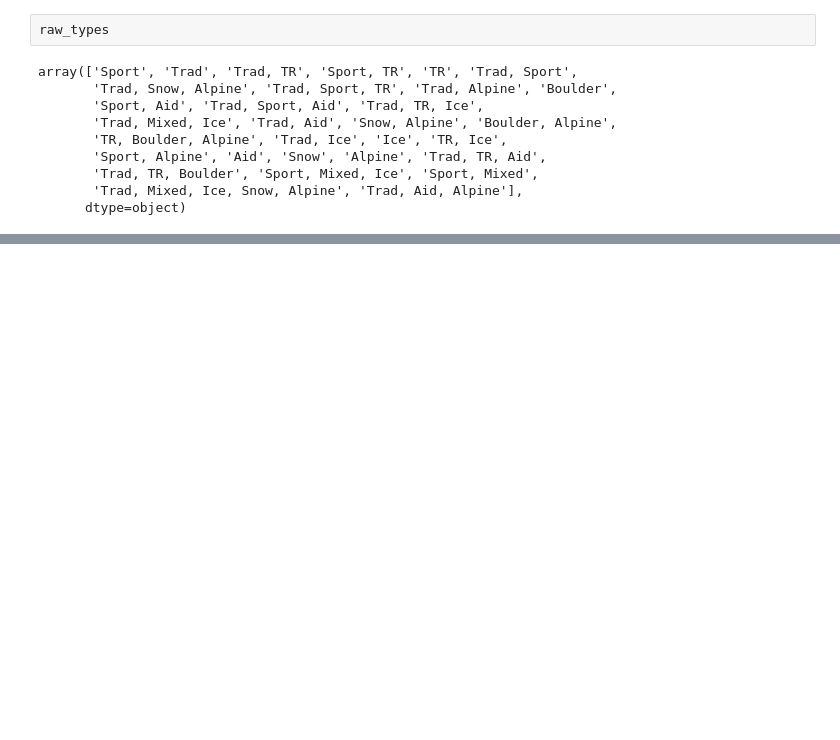
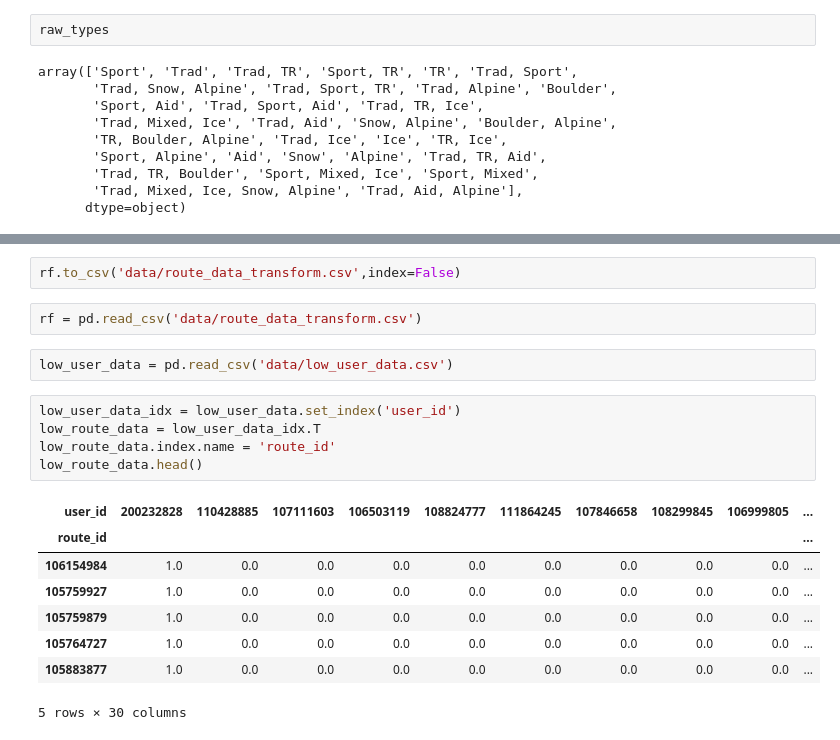
Before and after one commit to kylinmb/MountainProjectRecommender, a Jupyter notebook: routes.ipynb, the cells around one changed output, grey strips where cells are left out. Drawn from its saved outputs; the diff is of its cells as text; blank space fills up the shorter version.

```diff
--- a/routes.ipynb
+++ b/routes.ipynb
@@ -181,0 +206,20 @@ rating_frame
+# %%
+rf.to_csv('data/route_data_transform.csv',index=False)
+# %%
+rf = pd.read_csv('data/route_data_transform.csv')
+# %%
+low_user_data = pd.read_csv('data/low_user_data.csv')
+# %%
+low_user_data_idx = low_user_data.set_index('user_id')
+low_route_data = low_user_data_idx.T
+low_route_data.index.name = 'route_id'
+low_route_data.head()
+# %% [output]
+| user_id | 200232828 | 110428885 | 107111603 | 106503119 | 108824777 | 111864245 | 107846658 | 108299845 | 106999805 | ... |
+| route_id |  |  |  |  |  |  |  |  |  | ... |
+| 106154984 | 1.0 | 0.0 | 0.0 | 0.0 | 0.0 | 0.0 | 0.0 | 0.0 | 0.0 | ... |
+| 105759927 | 1.0 | 0.0 | 0.0 | 0.0 | 0.0 | 0.0 | 0.0 | 0.0 | 0.0 | ... |
+| 105759879 | 1.0 | 0.0 | 0.0 | 0.0 | 0.0 | 0.0 | 0.0 | 0.0 | 0.0 | ... |
+| 105764727 | 1.0 | 0.0 | 0.0 | 0.0 | 0.0 | 0.0 | 0.0 | 0.0 | 0.0 | ... |
+| 105883877 | 1.0 | 0.0 | 0.0 | 0.0 | 0.0 | 0.0 | 0.0 | 0.0 | 0.0 | ... |
+5 rows × 30 columns
```
Also changed, not shown: parts of 37 cells of this notebook, 31 other files.
